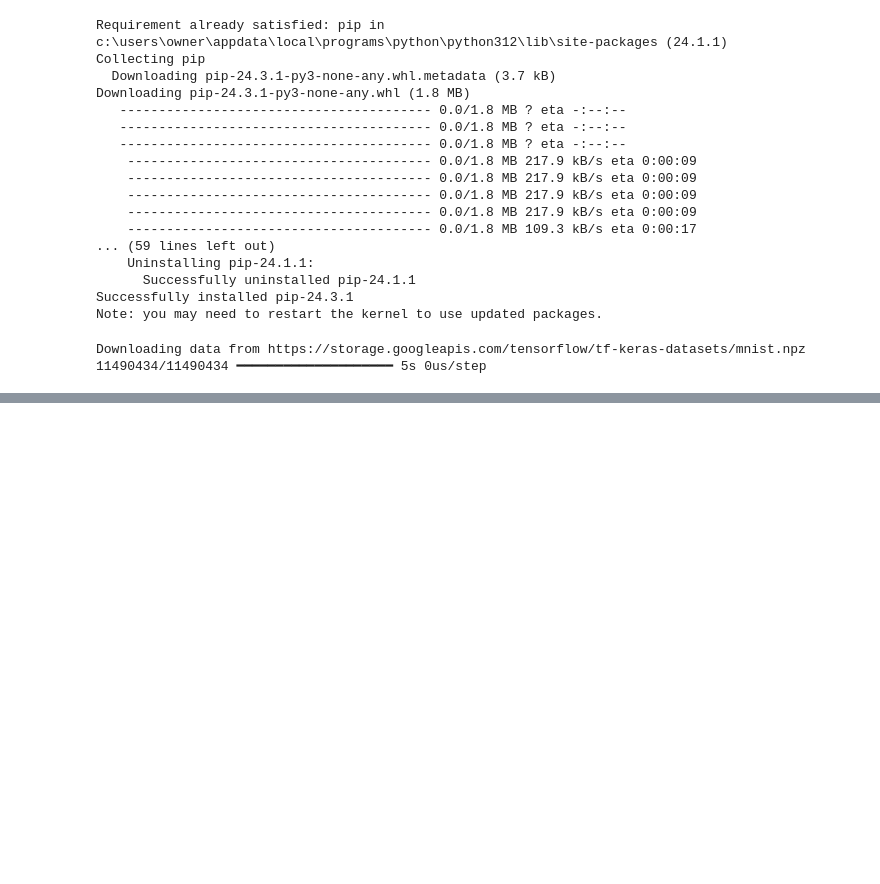
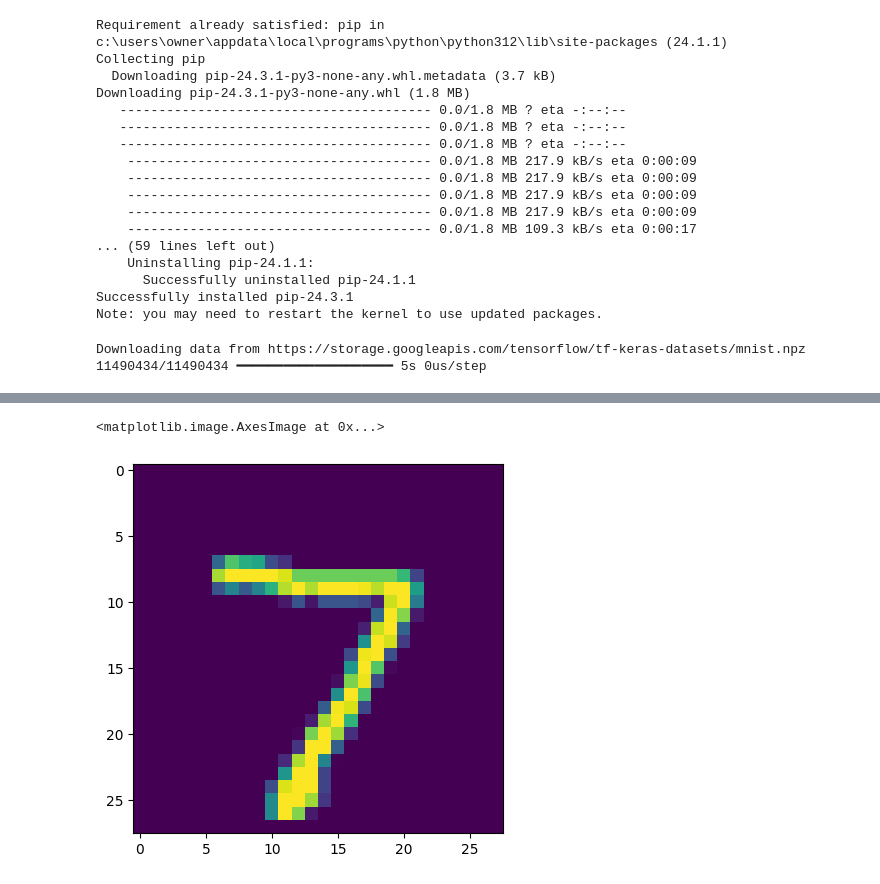
Before and after one commit to AninFreddy01/scalework_repo, a Jupyter notebook: tutorial_assignments/NLP_image-recognition.ipynb, the cells around one changed output, grey strips where cells are left out. Saved outputs shown, nothing was run; the diff lists cells and outputs as text; code cells hidden in the pictures; blank space fills up the shorter version.

```diff
--- a/tutorial_assignments/NLP_image-recognition.ipynb
+++ b/tutorial_assignments/NLP_image-recognition.ipynb
@@ -199,0 +244,5 @@ model = models.Sequential([
+# %%
+plt.imshow(x_test[0])
+# %% [output]
+<matplotlib.image.AxesImage at 0x...>
+[figure, added]
```
Also changed, not shown: parts of 3 cells of this notebook.
